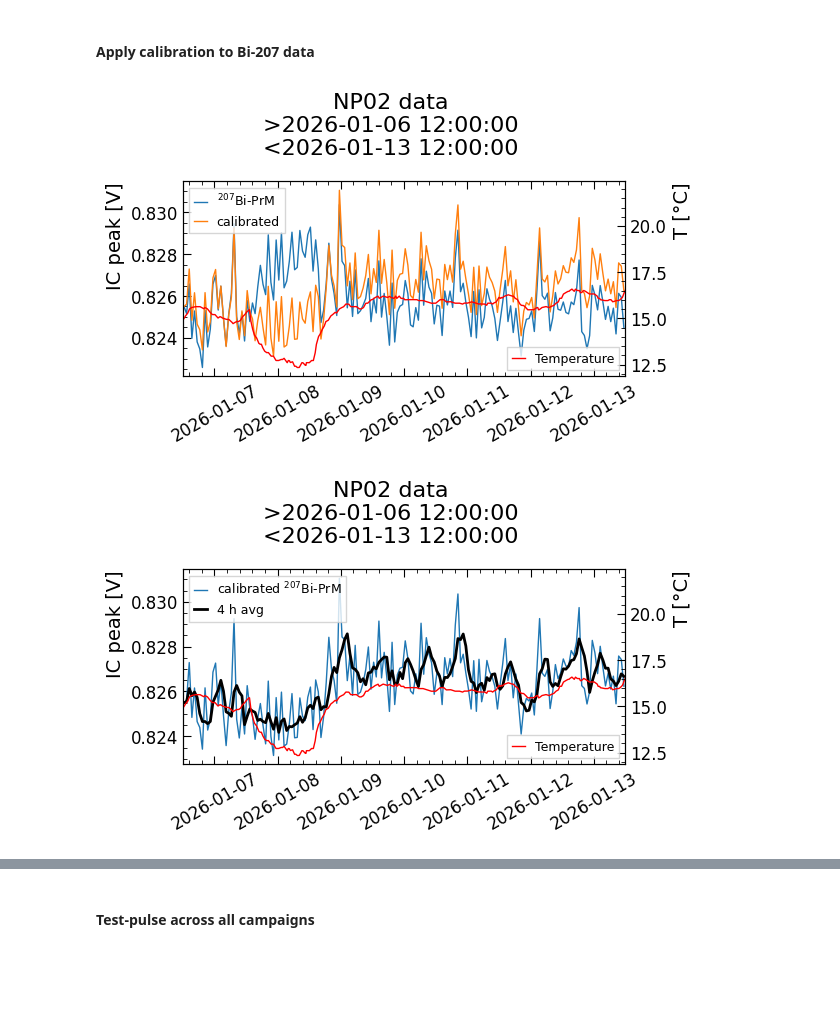
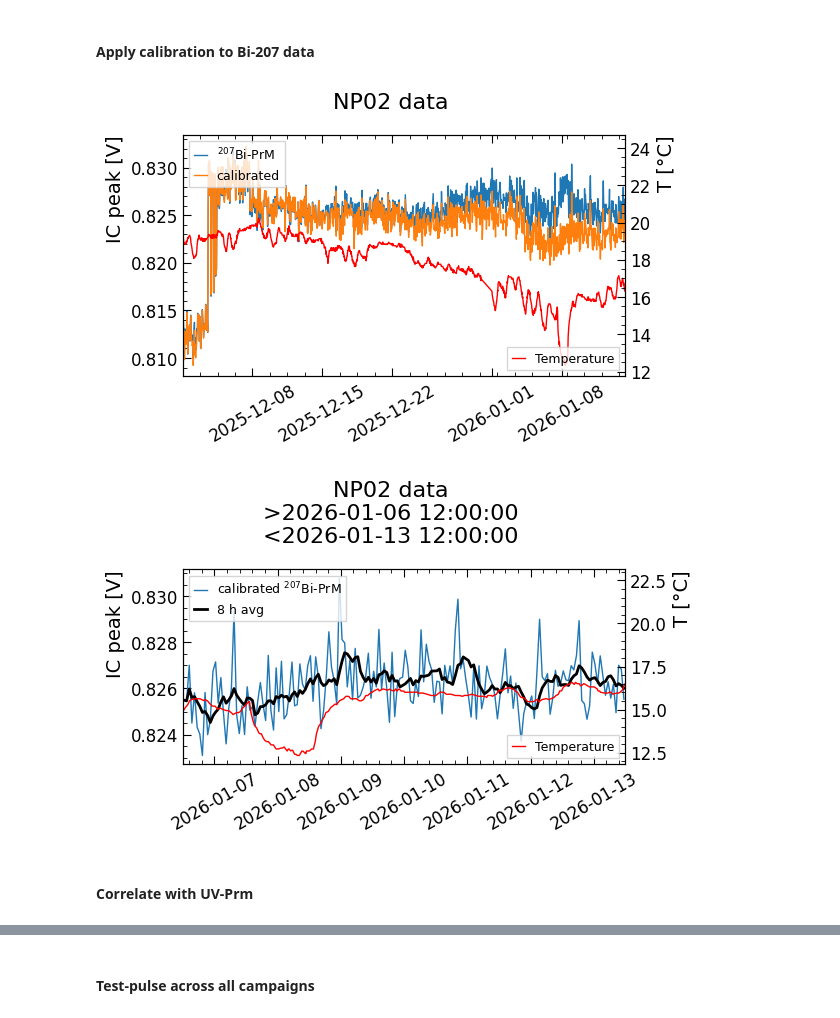
Before and after one commit to rtriozzi/pmana, a Jupyter notebook: notebooks/calibration/pmana_CERN_calibration.ipynb, the cells around one changed output, grey strips where cells are left out. Drawn from its saved outputs; the diff is of its cells as text; code cells hidden in the pictures; blank space fills up the shorter version.

```diff
--- a/notebooks/calibration/pmana_CERN_calibration.ipynb
+++ b/notebooks/calibration/pmana_CERN_calibration.ipynb
@@ -72,6 +126,7 @@ Temperatures['Date'] = pandas.to_datetime(
     utc=True
 )
 Temperatures = Temperatures.drop_duplicates()
+Temperatures = Temperatures.sort_values(by=['Date'])
 # %%
 # analyze campaign
 Output = pmana.utils.anatestdata.IterateCERN(
@@ -83,8 +138,8 @@ Output = pmana.utils.anatestdata.IterateCERN(
         MASK_TESTPULSE = True, DELIMITER = ',', SKIP_NROWS = 4,
         BINNAME = 'BinCenter', COUNTNAME = 'Population'
     ),  ###< analyzing module, changing some options
-    YEAR = 2026,
-    MONTH = 1
+    YEAR = 2025,
+    MONTH = 11
 )
 
 # convert top DataFrame
@@ -176,14 +232,22 @@ plt.show()
 fig, axes = plt.subplots(figsize=(4*3, 4), ncols=3, layout='tight')
 
 DateLowLimits = [
+  # november
+  datetime.datetime(2025, 11, 18),
+  datetime.datetime(2025, 11, 21)
+  # # december
   # datetime.datetime(2025, 12, 5),
   # datetime.datetime(2025, 12, 11),
   # datetime.datetime(2025, 12, 19),
   # datetime.datetime(2025, 12, 24)
-  datetime.datetime(2026, 1, 1),
-  datetime.datetime(2026, 1, 6, 12),
-  datetime.datetime(2026, 1, 13, 12),
-  datetime.datetime(2026, 1, 15)
+  # # january
+  # datetime.datetime(2026, 1, 1),
+  # datetime.datetime(2026, 1, 6, 12),
+  # datetime.datetime(2026, 1, 13, 12),
+  # datetime.datetime(2026, 1, 15)
+  # # january v2
+  # datetime.datetime(2026, 1, 17),
+  # datetime.datetime(2026, 1, 21),
 ]
 
 for i in range(len(DateLowLimits)):
@@ -498,7 +678,7 @@ plt.show()
 # %% [markdown]
 #### Apply calibration to Bi-207 data
 # %%
-PATH_IC = '/Users/triozzi/Analysis/PurityMonitors/output/Jan_ICPeak.pkl'
+PATH_IC = '/Users/triozzi/Analysis/PurityMonitors/output/ICPeak_Dec_Jan.pkl'
 # %%
 # read data
 PurityData = pandas.read_pickle(PATH_IC)
@@ -509,39 +689,44 @@ PurityData['T'] = TempVsTime(PurityData['Date_s'])
 # %%
 fig, ax = plt.subplots(figsize=(6, 3.75*1), nrows=1, layout='tight')
 
-LowDate = datetime.datetime(2026, 1, 6, 12)
-HighDate = datetime.datetime(2026, 1, 13, 12)
-Mask = (PurityData.Date > LowDate) & (PurityData.Date < HighDate)
-OutputMasked = PurityData[Mask].copy()
+# december
+OutputMasked = PurityData.copy()
+
+# january
+# LowDate = datetime.datetime(2026, 1, 6, 12)
+# HighDate = datetime.datetime(2026, 1, 13, 12)
+# Mask = (PurityData.Date > LowDate) & (PurityData.Date < HighDate)
+# OutputMasked = PurityData[Mask].copy()
 
 # the time range is important: you need a reference temperature
 OutputMasked['ShortIC_Cal'] = ApplyCalibration(
   OutputMasked['ShortIC'].values,
   OutputMasked['T'].values,
   LinearCalibration[0]
 )
 
 ax.plot(OutputMasked.Date, OutputMasked.ShortIC, lw=1, label='$^{207}$Bi-PrM')
 ax.plot(OutputMasked.Date, OutputMasked.ShortIC_Cal, lw=1, label='calibrated')
 # ax[0].plot(OutputMasked.Date, OutputMasked.Peak_CH1_Cal_Poly, lw=1.5, ls=':', label='quadratic')
 pmana.utils.plotting.UpdateMatplotlibStyle(ax, None, 'IC peak [V]')
 
 # gfx
 ax.legend(frameon=True, fancybox=False, handlelength=1, fontsize=9, loc='upper left')
 ax.tick_params(axis='x', labelrotation=30)
-ax.set_xlim(LowDate, HighDate)
+ax.set_xlim(min(OutputMasked['Date']), max(OutputMasked['Date']))
 
 # plot temperatures
 a2 = ax.twinx()
 a2.plot(Temperatures['Date'][::10], Temperatures['T'][::10], c='red', label='Temperature', zorder=-3, lw=1)
 pmana.utils.plotting.UpdateMatplotlibStyle(a2, None, 'T [°C]')
 a2.legend(frameon=True, fancybox=False, handlelength=1, fontsize=9, loc='lower right')
 
-fig.suptitle(f'NP02 data\n>{LowDate}\n<{HighDate}', fontsize=16)
+# fig.suptitle(f'NP02 data\n>{LowDate}\n<{HighDate}', fontsize=16)
+fig.suptitle(f'NP02 data', fontsize=16)
 
 plt.show()
 # %% [output]
-[figure, old version]
+[figure, new version]
 # %%
 fig, ax = plt.subplots(figsize=(6, 3.75*1), nrows=1, layout='tight')
 
@@ -558,8 +743,8 @@ OutputMasked['ShortIC_Cal'] = ApplyCalibration(
 )
 
 ax.plot(OutputMasked.Date, OutputMasked.ShortIC_Cal, lw=1, label='calibrated $^{207}$Bi-PrM')
-Rolling = OutputMasked.set_index('Date')['ShortIC_Cal'].rolling('4H').mean()
-ax.plot(Rolling.index, Rolling.values, c='black', lw=2, label='4 h avg')
+Rolling = OutputMasked.set_index('Date')['ShortIC_Cal'].rolling('8H').mean()
+ax.plot(Rolling.index, Rolling.values, c='black', lw=2, label='8 h avg')
 
 # gfx
 pmana.utils.plotting.UpdateMatplotlibStyle(ax, None, 'IC peak [V]')
@@ -577,4 +762,6 @@ fig.suptitle(f'NP02 data\n>{LowDate}\n<{HighDate}', fontsize=16)
 
 plt.show()
 # %% [output]
-[figure, old version]
+[figure, new version]
+# %% [markdown]
+#### Correlate with UV-Prm
```
Also changed, not shown: parts of 61 cells of this notebook, 3 other files.
